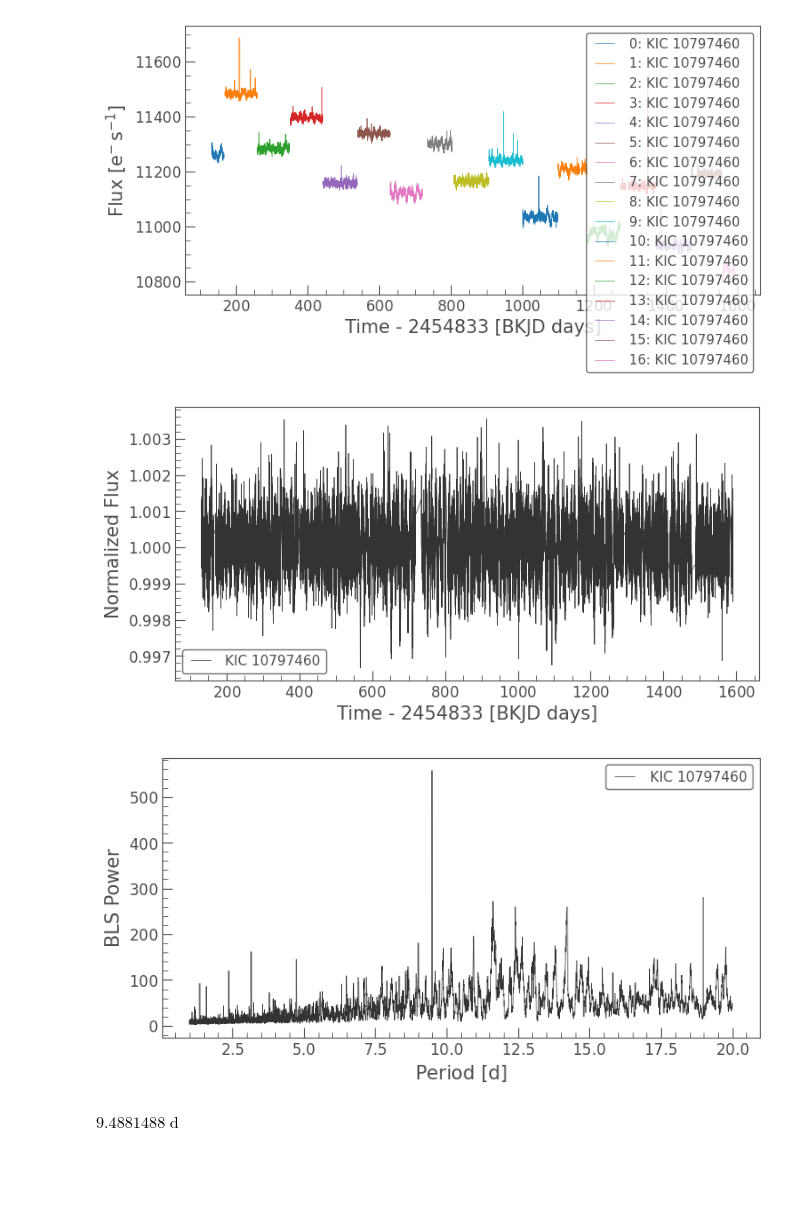
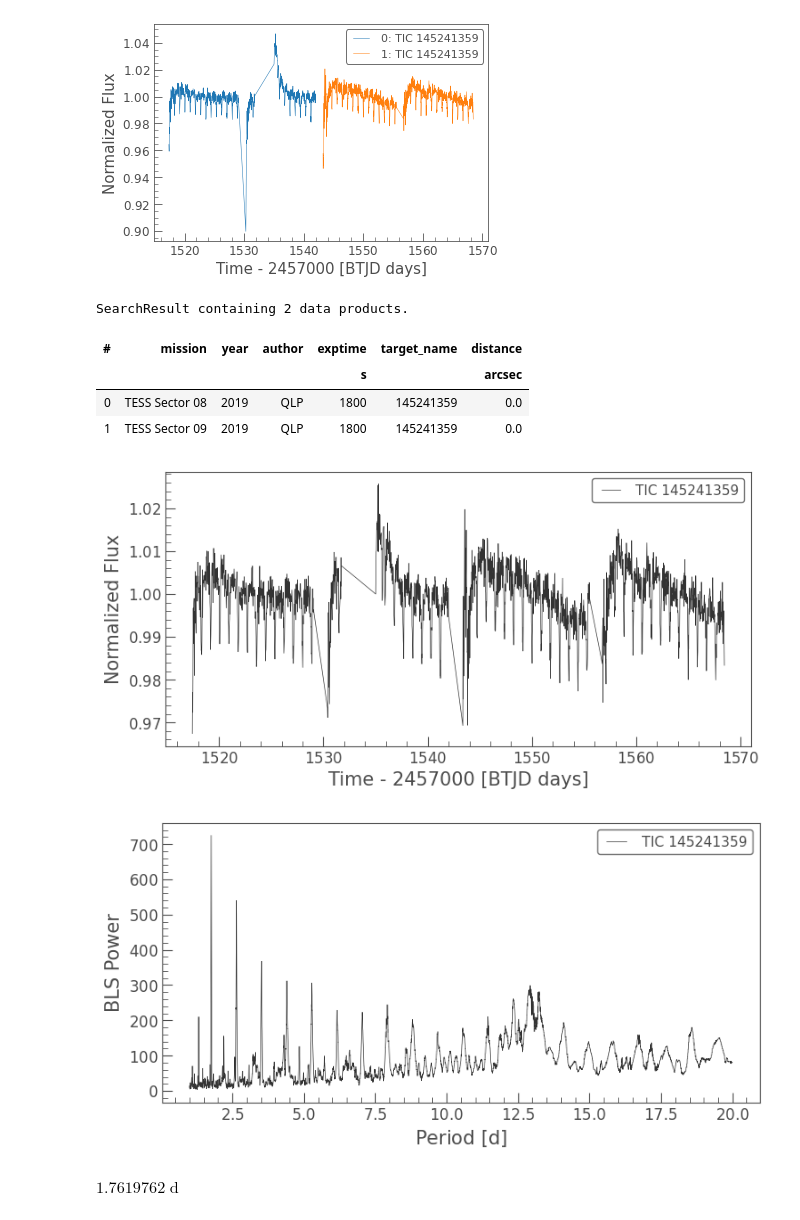
Before and after one commit to ThayalanPraveen/PlanetHunters, a Jupyter notebook: DSGP6/Application/Product_GUI/lightkurveTest.ipynb, the cells around one changed output. Saved outputs shown, nothing was run; the diff lists cells and outputs as text; code cells hidden in the pictures; blank space fills up the shorter version.

```diff
--- a/DSGP6/Application/Product_GUI/lightkurveTest.ipynb
+++ b/DSGP6/Application/Product_GUI/lightkurveTest.ipynb
@@ -1,8 +1,10 @@
 # %%
 import lightkurve as lk
 # %%
+
+target_id = 'TIC 145241359'
 # Search for Kepler observations of Kepler-69
-search_result = lk.search_lightcurve('10797460', author='Kepler', cadence='long')
+search_result = lk.search_lightcurve(target_id, mission = 'TESS', cadence='long')
 # Download all available Kepler light curves
 lc_collection = search_result.download_all()
 lc_collection.plot();
@@ -27,10 +13,18 @@ WARNING: UnitsWarning: 'pixels' did not parse as fits unit: At col 0, Unit 'pixe
-[figure, old version]
+[figure, new version]
+# %%
+search_result
+# %% [output]
+SearchResult containing 2 data products.
+| # | mission | year | author | exptime | target_name | distance |
+|  |  |  |  | s |  | arcsec |
+| 0 | TESS Sector 08 | 2019 | QLP | 1800 | 145241359 | 0.0 |
+| 1 | TESS Sector 09 | 2019 | QLP | 1800 | 145241359 | 0.0 |
 # %%
 # Flatten the light curve
 lc = lc_collection.stitch().flatten(window_length=901).remove_outliers()
 lc.plot();
 # %% [output]
-[figure, old version]
+[figure, new version]
 # %%
 import numpy as np
 # Create array of periods to search
@@ -39,7 +33,7 @@ period = np.linspace(1, 20, 10000)
 bls = lc.to_periodogram(method='bls', period=period, frequency_factor=500);
 bls.plot();
 # %% [output]
-[figure, old version]
+[figure, new version]
 # %%
 planet_b_period = bls.period_at_max_power
 planet_b_t0 = bls.transit_time_at_max_power
@@ -48,7 +42,7 @@ planet_b_dur = bls.duration_at_max_power
 # Check the value for period
 planet_b_period
 # %% [output]
-$9.4881488 \; \mathrm{d}$
+$1.7619762 \; \mathrm{d}$
 # %%
 ax = lc.fold(period=planet_b_period, epoch_time=planet_b_t0).scatter()
 ax.set_xlim(-5, 5);
```
Also changed, not shown: parts of 8 cells of this notebook, 17 other files.
